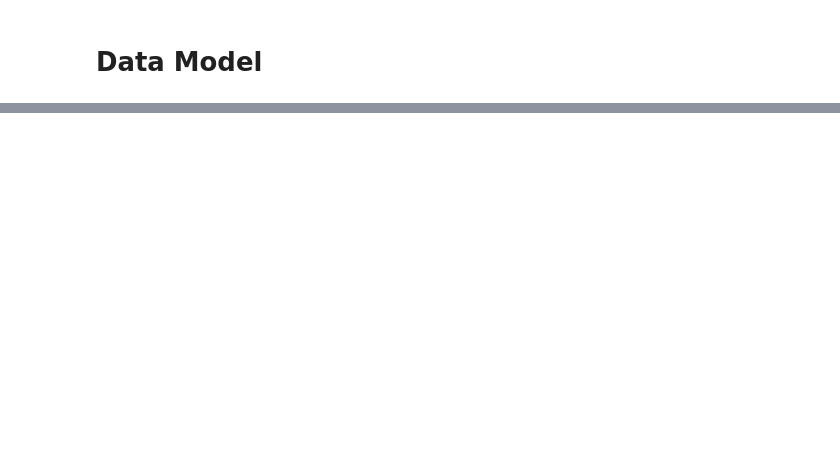
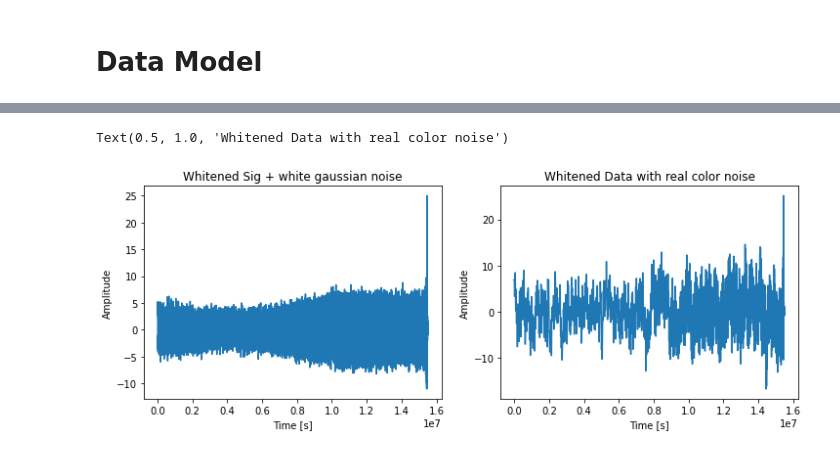
Before and after one commit to QYQSDTC/DNN_for_GW_Parameter_Space_Estimation, a Jupyter notebook: DNN for GW parameter estimation.ipynb, the cells around one changed output, grey strips where cells are left out. Cells and saved outputs as stored; diff of their text form; code cells hidden in the pictures; blank space fills up the shorter version.

```diff
--- a/DNN for GW parameter estimation.ipynb
+++ b/DNN for GW parameter estimation.ipynb
@@ -294,0 +330,14 @@ Text(0, 0.5, 'Data d(t)')
+# %%
+
+f,axes = plt.subplots(nrows=1,ncols=2,figsize=(12,4))
+axes[0].plot(TimeVector,white_data[1:N])
+axes[0].set_xlabel('Time [s]')
+axes[0].set_ylabel('Amplitude')
+axes[0].set_title('Whitened Sig + white gaussian noise')
+axes[1].plot(TimeVector,White_Data_t[1:N])
+axes[1].set_xlabel('Time [s]')
+axes[1].set_ylabel('Amplitude')
+axes[1].set_title('Whitened Data with real color noise')
+# %% [output]
+Text(0.5, 1.0, 'Whitened Data with real color noise')
+[figure, added]
```
Also changed, not shown: parts of 6 cells of this notebook, 1 other file.
